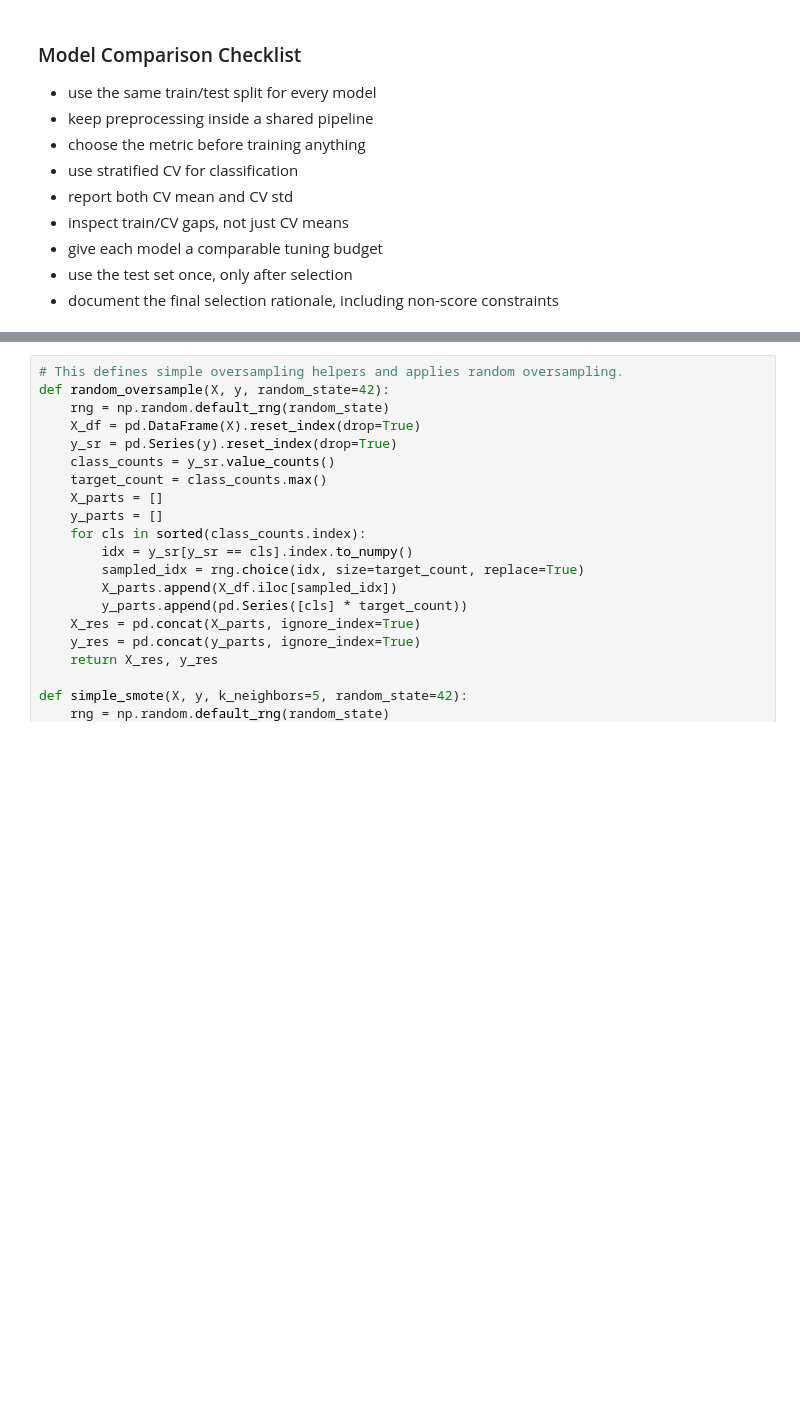
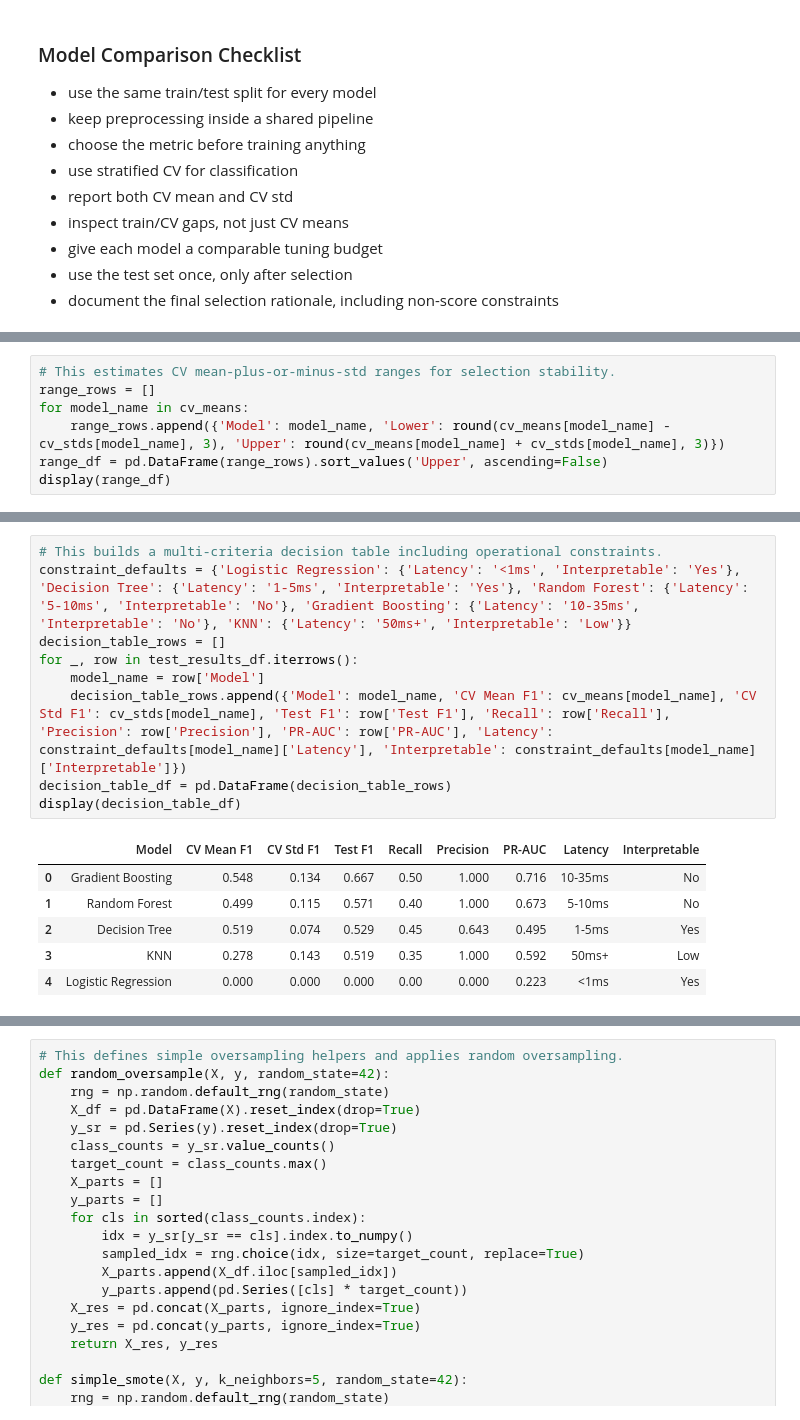
Before and after one commit to kalviumcommunity/S66-0426-Niru-FloodRisk-MachineLearning, a Jupyter notebook: notebooks/complete_project_workflow.ipynb, the cells around one changed output, grey strips where cells are left out. Saved outputs shown, nothing was run; the diff lists cells and outputs as text; blank space fills up the shorter version.

```diff
--- a/notebooks/complete_project_workflow.ipynb
+++ b/notebooks/complete_project_workflow.ipynb
@@ -2035,0 +2047,7 @@ Key rule:
+# %%
+# This estimates CV mean-plus-or-minus-std ranges for selection stability.
+range_rows = []
+for model_name in cv_means:
+    range_rows.append({'Model': model_name, 'Lower': round(cv_means[model_name] - cv_stds[model_name], 3), 'Upper': round(cv_means[model_name] + cv_stds[model_name], 3)})
+range_df = pd.DataFrame(range_rows).sort_values('Upper', ascending=False)
+display(range_df)
@@ -2035,0 +2114,16 @@ Key rule:
+# %%
+# This builds a multi-criteria decision table including operational constraints.
+constraint_defaults = {'Logistic Regression': {'Latency': '<1ms', 'Interpretable': 'Yes'}, 'Decision Tree': {'Latency': '1-5ms', 'Interpretable': 'Yes'}, 'Random Forest': {'Latency': '5-10ms', 'Interpretable': 'No'}, 'Gradient Boosting': {'Latency': '10-35ms', 'Interpretable': 'No'}, 'KNN': {'Latency': '50ms+', 'Interpretable': 'Low'}}
+decision_table_rows = []
+for _, row in test_results_df.iterrows():
+    model_name = row['Model']
+    decision_table_rows.append({'Model': model_name, 'CV Mean F1': cv_means[model_name], 'CV Std F1': cv_stds[model_name], 'Test F1': row['Test F1'], 'Recall': row['Recall'], 'Precision': row['Precision'], 'PR-AUC': row['PR-AUC'], 'Latency': constraint_defaults[model_name]['Latency'], 'Interpretable': constraint_defaults[model_name]['Interpretable']})
+decision_table_df = pd.DataFrame(decision_table_rows)
+display(decision_table_df)
+# %% [output]
+|  | Model | CV Mean F1 | CV Std F1 | Test F1 | Recall | Precision | PR-AUC | Latency | Interpretable |
+| 0 | Gradient Boosting | 0.548 | 0.134 | 0.667 | 0.50 | 1.000 | 0.716 | 10-35ms | No |
+| 1 | Random Forest | 0.499 | 0.115 | 0.571 | 0.40 | 1.000 | 0.673 | 5-10ms | No |
+| 2 | Decision Tree | 0.519 | 0.074 | 0.529 | 0.45 | 0.643 | 0.495 | 1-5ms | Yes |
+| 3 | KNN | 0.278 | 0.143 | 0.519 | 0.35 | 1.000 | 0.592 | 50ms+ | Low |
+| 4 | Logistic Regression | 0.000 | 0.000 | 0.000 | 0.00 | 0.000 | 0.223 | <1ms | Yes |
```
Also changed, not shown: parts of 9 cells of this notebook.
